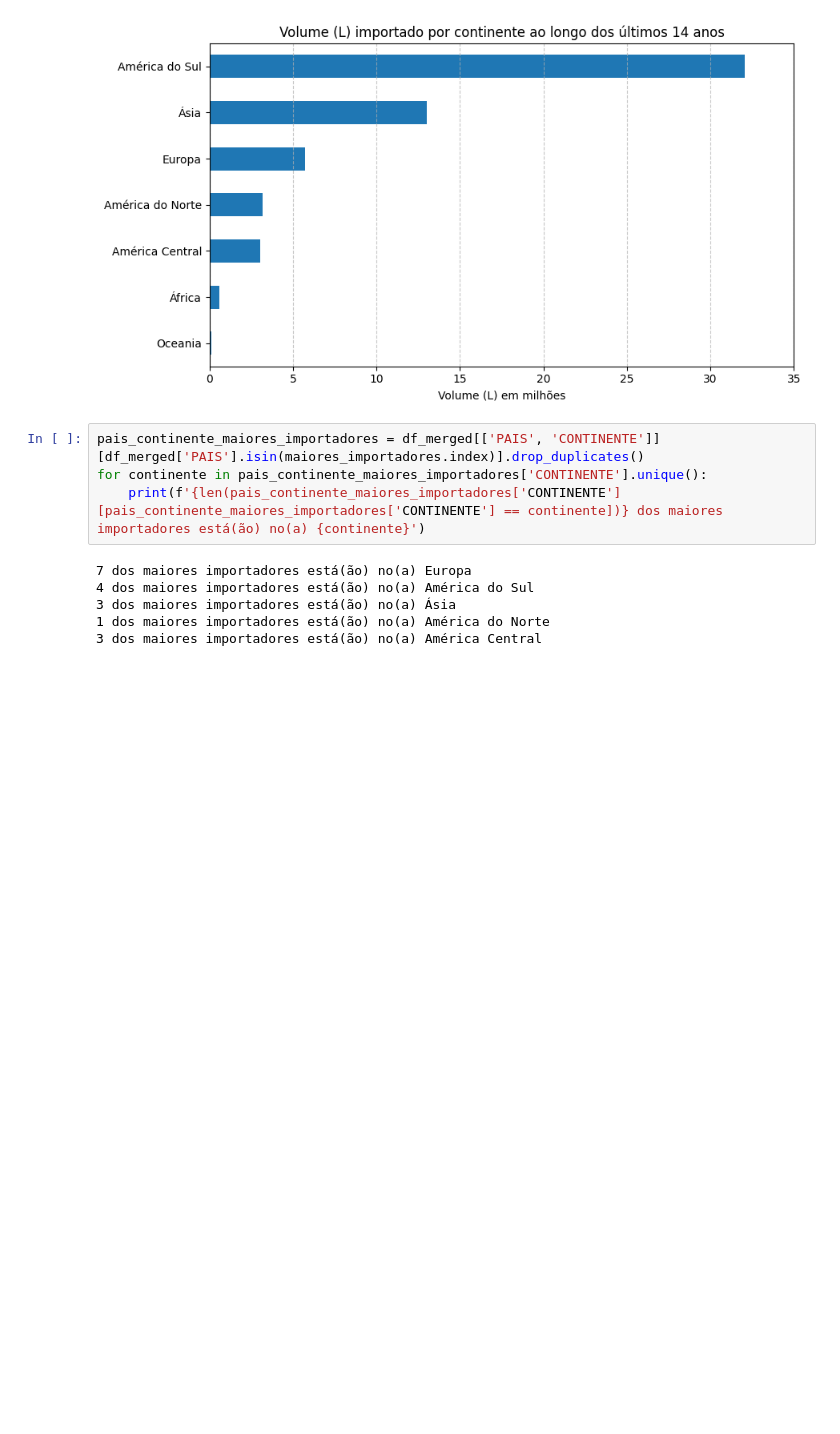
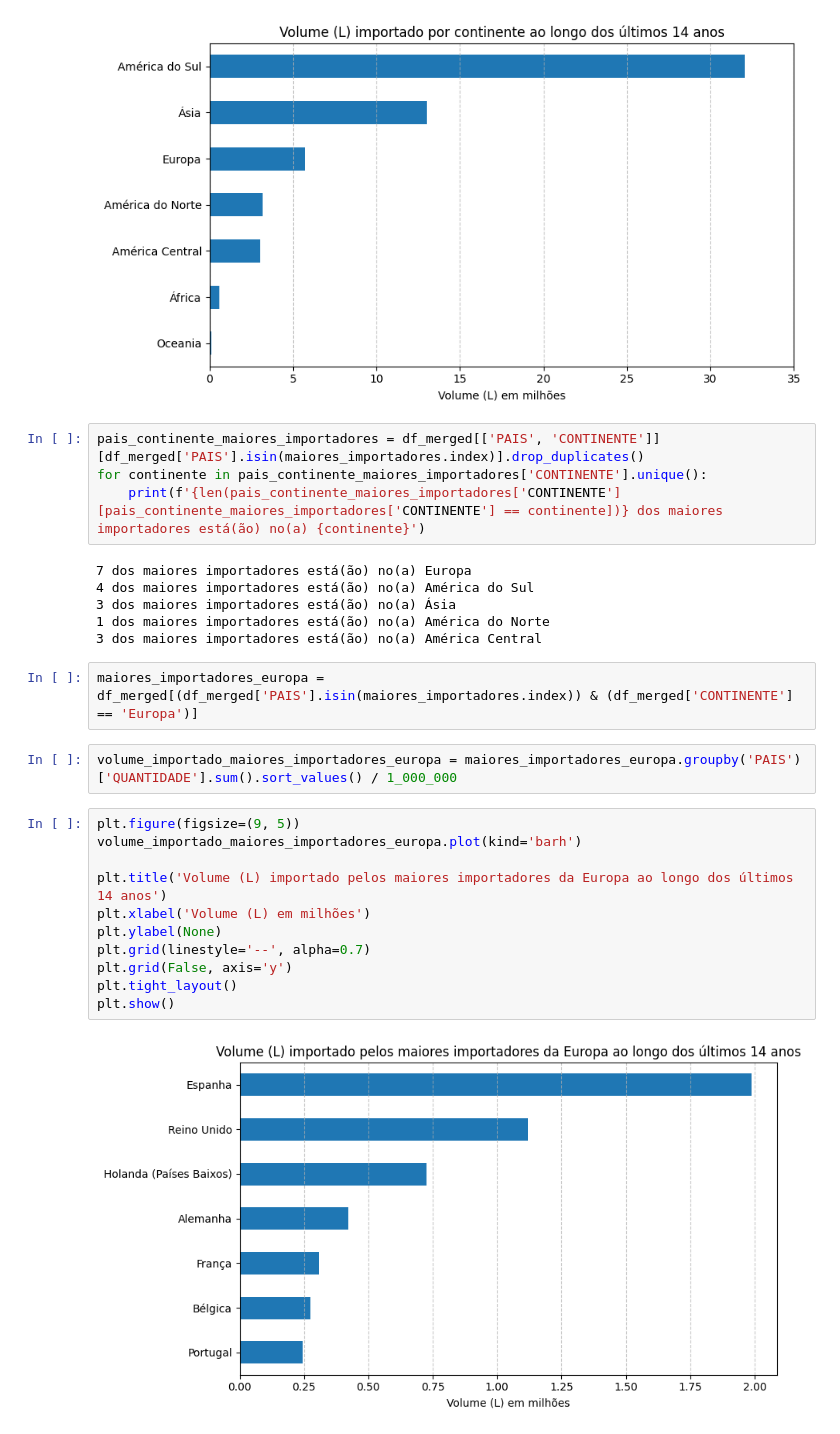
Before and after one commit to Guilhermecst/Tech-Challenge-Fase1, a Jupyter notebook: tech-challenge.ipynb, the cells around one changed output. Cells and saved outputs as stored; diff of their text form; blank space fills up the shorter version.

```diff
--- a/tech-challenge.ipynb
+++ b/tech-challenge.ipynb
@@ -688,3 +708,20 @@ for continente in pais_continente_maiores_importadores['CONTINENTE'].unique():
 3 dos maiores importadores está(ão) no(a) Ásia
 1 dos maiores importadores está(ão) no(a) América do Norte
 3 dos maiores importadores está(ão) no(a) América Central
+# %%
+maiores_importadores_europa = df_merged[(df_merged['PAIS'].isin(maiores_importadores.index)) & (df_merged['CONTINENTE'] == 'Europa')]
+# %%
+volume_importado_maiores_importadores_europa = maiores_importadores_europa.groupby('PAIS')['QUANTIDADE'].sum().sort_values() / 1_000_000
+# %%
+plt.figure(figsize=(9, 5))
+volume_importado_maiores_importadores_europa.plot(kind='barh')
+
+plt.title('Volume (L) importado pelos maiores importadores da Europa ao longo dos últimos 14 anos')
+plt.xlabel('Volume (L) em milhões')
+plt.ylabel(None)
+plt.grid(linestyle='--', alpha=0.7)
+plt.grid(False, axis='y')
+plt.tight_layout()
+plt.show()
+# %% [output]
+[figure, added]
```
Also changed, not shown: parts of 9 cells of this notebook.
